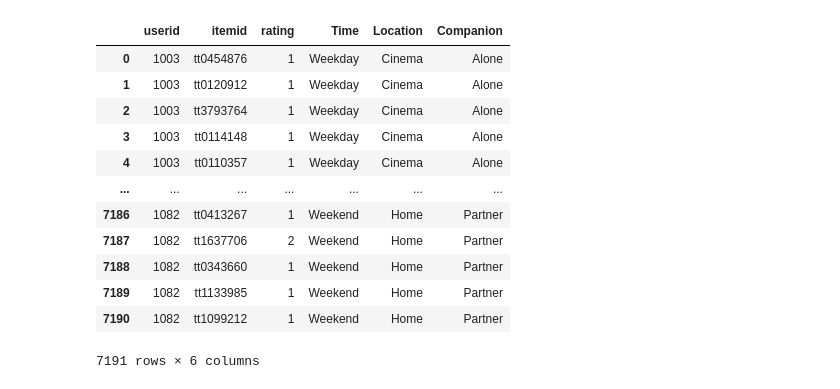
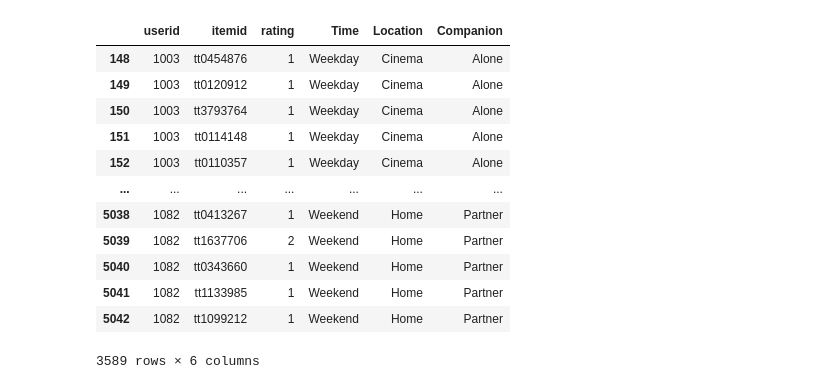
Before and after one commit to johaneschristian/daa-cars-algorithm, a Jupyter notebook: Test trial.ipynb, the cells around one changed output. Saved outputs shown, nothing was run; the diff lists cells and outputs as text; code cells hidden in the pictures.

```diff
--- a/Test trial.ipynb
+++ b/Test trial.ipynb
@@ -2,19 +3,21 @@
 import pandas as pd
 import numpy as np
 # %%
-ratings = pd.read_csv('ratings_noNAN.csv')
+ratings = pd.read_csv('ratings.txt')
+ratings = ratings.dropna()
+ratings = ratings.drop_duplicates()
 display(ratings)
 # %% [output]
 |  | userid | itemid | rating | Time | Location | Companion |
-| 0 | 1003 | tt0454876 | 1 | Weekday | Cinema | Alone |
-| 1 | 1003 | tt0120912 | 1 | Weekday | Cinema | Alone |
-| 2 | 1003 | tt3793764 | 1 | Weekday | Cinema | Alone |
-| 3 | 1003 | tt0114148 | 1 | Weekday | Cinema | Alone |
-| 4 | 1003 | tt0110357 | 1 | Weekday | Cinema | Alone |
+| 148 | 1003 | tt0454876 | 1 | Weekday | Cinema | Alone |
+| 149 | 1003 | tt0120912 | 1 | Weekday | Cinema | Alone |
+| 150 | 1003 | tt3793764 | 1 | Weekday | Cinema | Alone |
+| 151 | 1003 | tt0114148 | 1 | Weekday | Cinema | Alone |
+| 152 | 1003 | tt0110357 | 1 | Weekday | Cinema | Alone |
 | ... | ... | ... | ... | ... | ... | ... |
-| 7186 | 1082 | tt0413267 | 1 | Weekend | Home | Partner |
-| 7187 | 1082 | tt1637706 | 2 | Weekend | Home | Partner |
-| 7188 | 1082 | tt0343660 | 1 | Weekend | Home | Partner |
-| 7189 | 1082 | tt1133985 | 1 | Weekend | Home | Partner |
-| 7190 | 1082 | tt1099212 | 1 | Weekend | Home | Partner |
+| 5038 | 1082 | tt0413267 | 1 | Weekend | Home | Partner |
+| 5039 | 1082 | tt1637706 | 2 | Weekend | Home | Partner |
+| 5040 | 1082 | tt0343660 | 1 | Weekend | Home | Partner |
+| 5041 | 1082 | tt1133985 | 1 | Weekend | Home | Partner |
+| 5042 | 1082 | tt1099212 | 1 | Weekend | Home | Partner |
-7191 rows × 6 columns
+3589 rows × 6 columns
```
Also changed, not shown: parts of 17 cells of this notebook, 8 other files.
